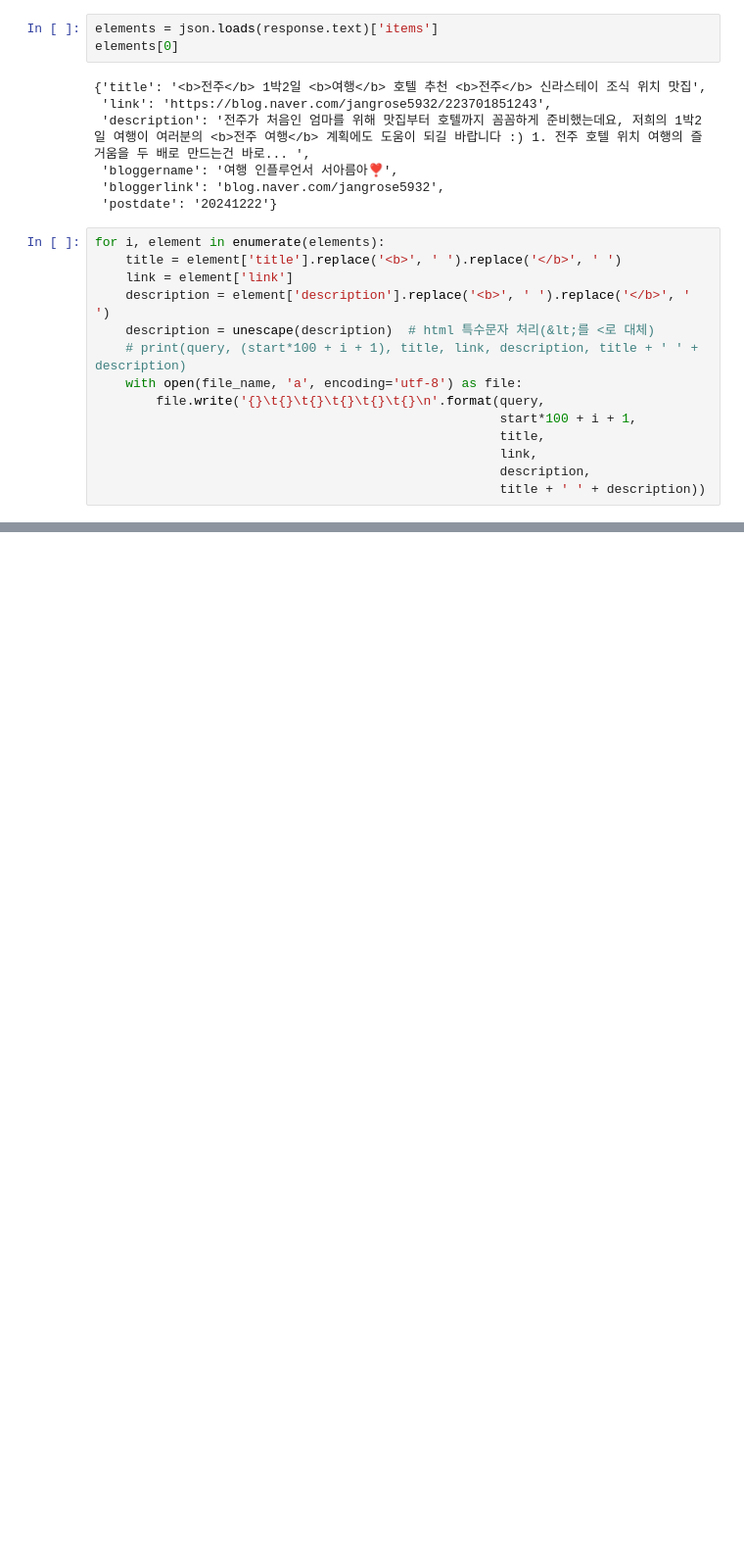
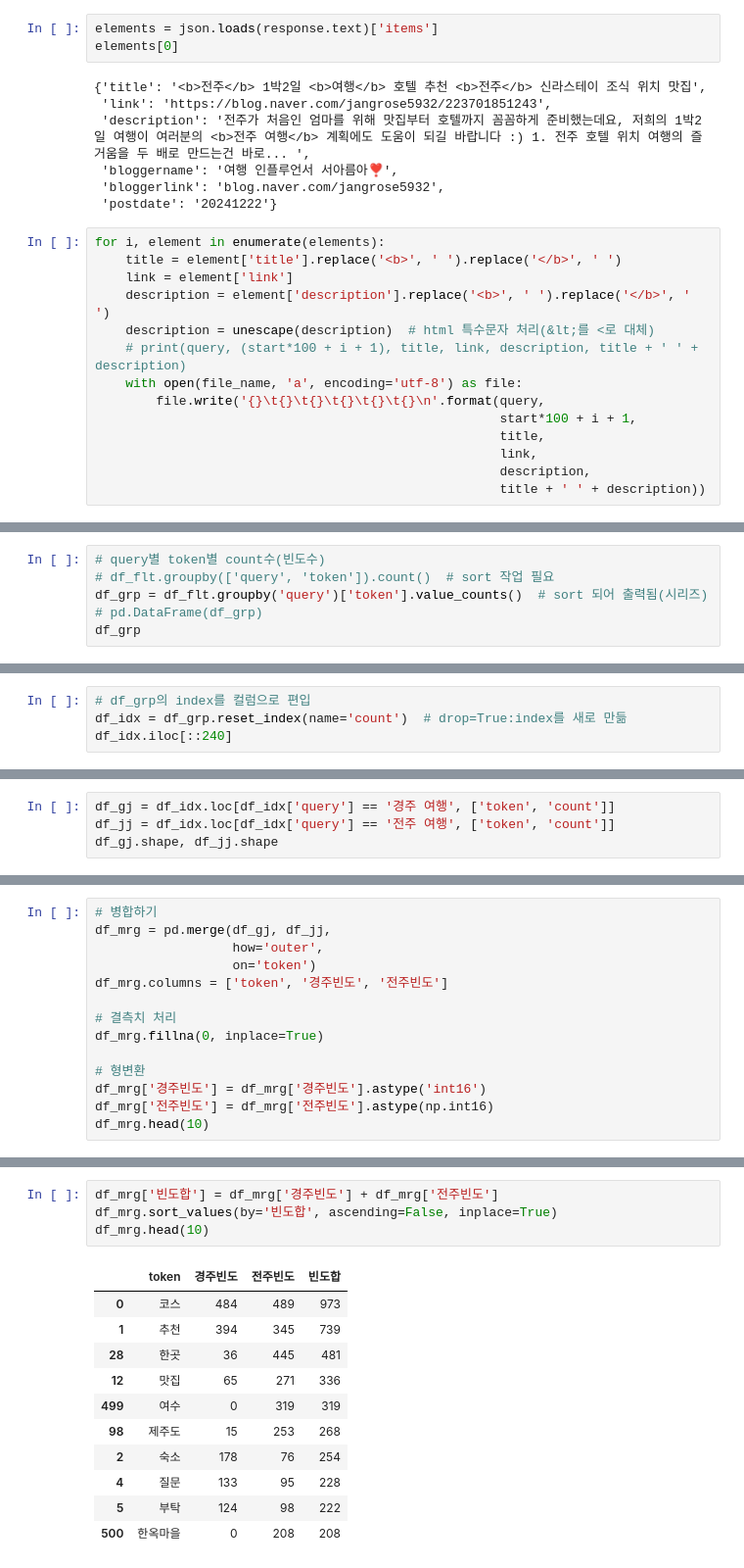
Before and after one commit to sehyeon24/ai, a Jupyter notebook: source/10_자연어처리/ch02_한글형태소분석_Quiz.ipynb, the cells around one changed output, grey strips where cells are left out. Shown at 98% size. Drawn from its saved outputs; the diff is of its cells as text; blank space fills up the shorter version.

```diff
--- a/source/10_자연어처리/ch02_한글형태소분석_Quiz.ipynb
+++ b/source/10_자연어처리/ch02_한글형태소분석_Quiz.ipynb
@@ -182,0 +353,6 @@ df.head()
+# %%
+# query별 token별 count수(빈도수)
+# df_flt.groupby(['query', 'token']).count()  # sort 작업 필요
+df_grp = df_flt.groupby('query')['token'].value_counts()  # sort 되어 출력됨(시리즈)
+# pd.DataFrame(df_grp)
+df_grp
@@ -182,0 +373,4 @@ df.head()
+# %%
+# df_grp의 index를 컬럼으로 편입
+df_idx = df_grp.reset_index(name='count')  # drop=True:index를 새로 만듦
+df_idx.iloc[::240]
@@ -182,0 +405,4 @@ df.head()
+# %%
+df_gj = df_idx.loc[df_idx['query'] == '경주 여행', ['token', 'count']]
+df_jj = df_idx.loc[df_idx['query'] == '전주 여행', ['token', 'count']]
+df_gj.shape, df_jj.shape
@@ -182,0 +433,14 @@ df.head()
+# %%
+# 병합하기
+df_mrg = pd.merge(df_gj, df_jj,
+                  how='outer',
+                  on='token')
+df_mrg.columns = ['token', '경주빈도', '전주빈도']
+
+# 결측치 처리
+df_mrg.fillna(0, inplace=True)
+
+# 형변환
+df_mrg['경주빈도'] = df_mrg['경주빈도'].astype('int16')
+df_mrg['전주빈도'] = df_mrg['전주빈도'].astype(np.int16)
+df_mrg.head(10)
@@ -182,0 +459,16 @@ df.head()
+# %%
+df_mrg['빈도합'] = df_mrg['경주빈도'] + df_mrg['전주빈도']
+df_mrg.sort_values(by='빈도합', ascending=False, inplace=True)
+df_mrg.head(10)
+# %% [output]
+|  | token | 경주빈도 | 전주빈도 | 빈도합 |
+| 0 | 코스 | 484 | 489 | 973 |
+| 1 | 추천 | 394 | 345 | 739 |
+| 28 | 한곳 | 36 | 445 | 481 |
+| 12 | 맛집 | 65 | 271 | 336 |
+| 499 | 여수 | 0 | 319 | 319 |
+| 98 | 제주도 | 15 | 253 | 268 |
+| 2 | 숙소 | 178 | 76 | 254 |
+| 4 | 질문 | 133 | 95 | 228 |
+| 5 | 부탁 | 124 | 98 | 222 |
+| 500 | 한옥마을 | 0 | 208 | 208 |
```
Also changed, not shown: parts of 43 cells of this notebook, 8 other files.
